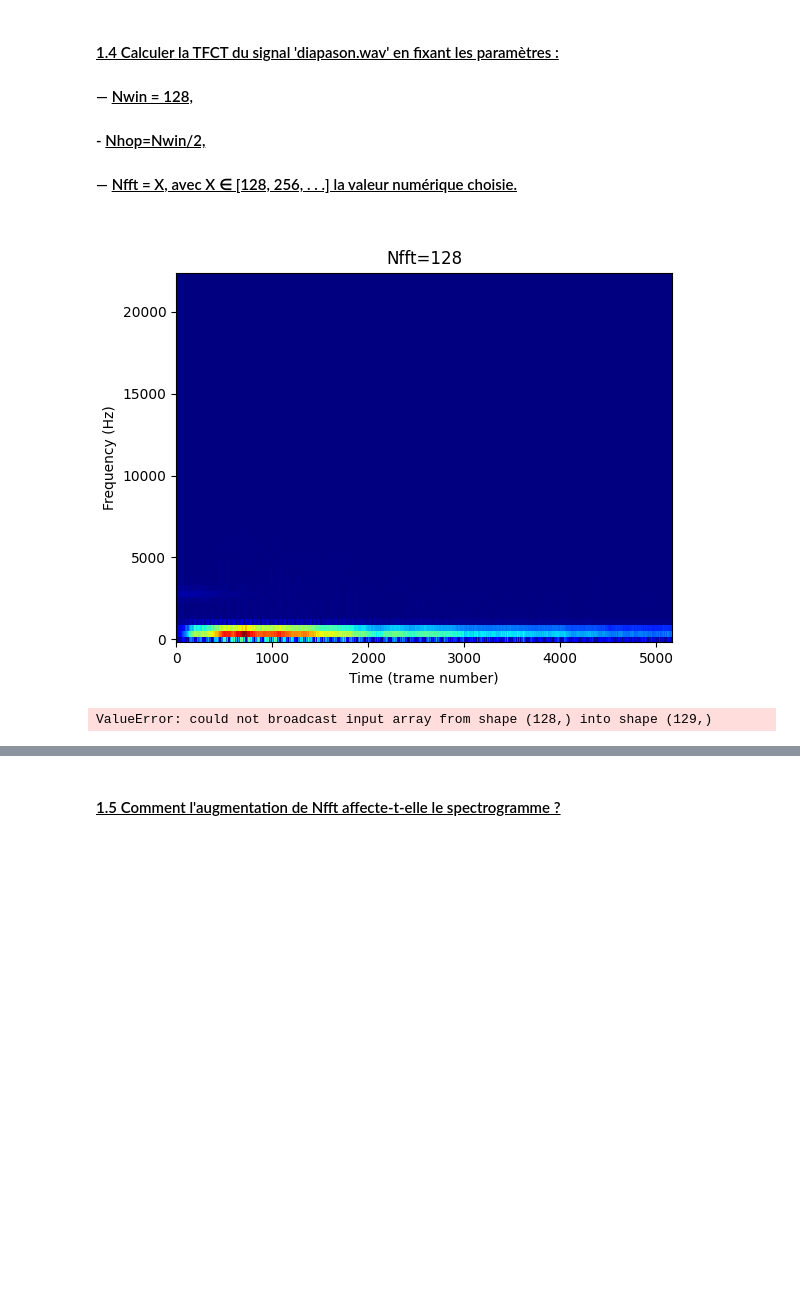
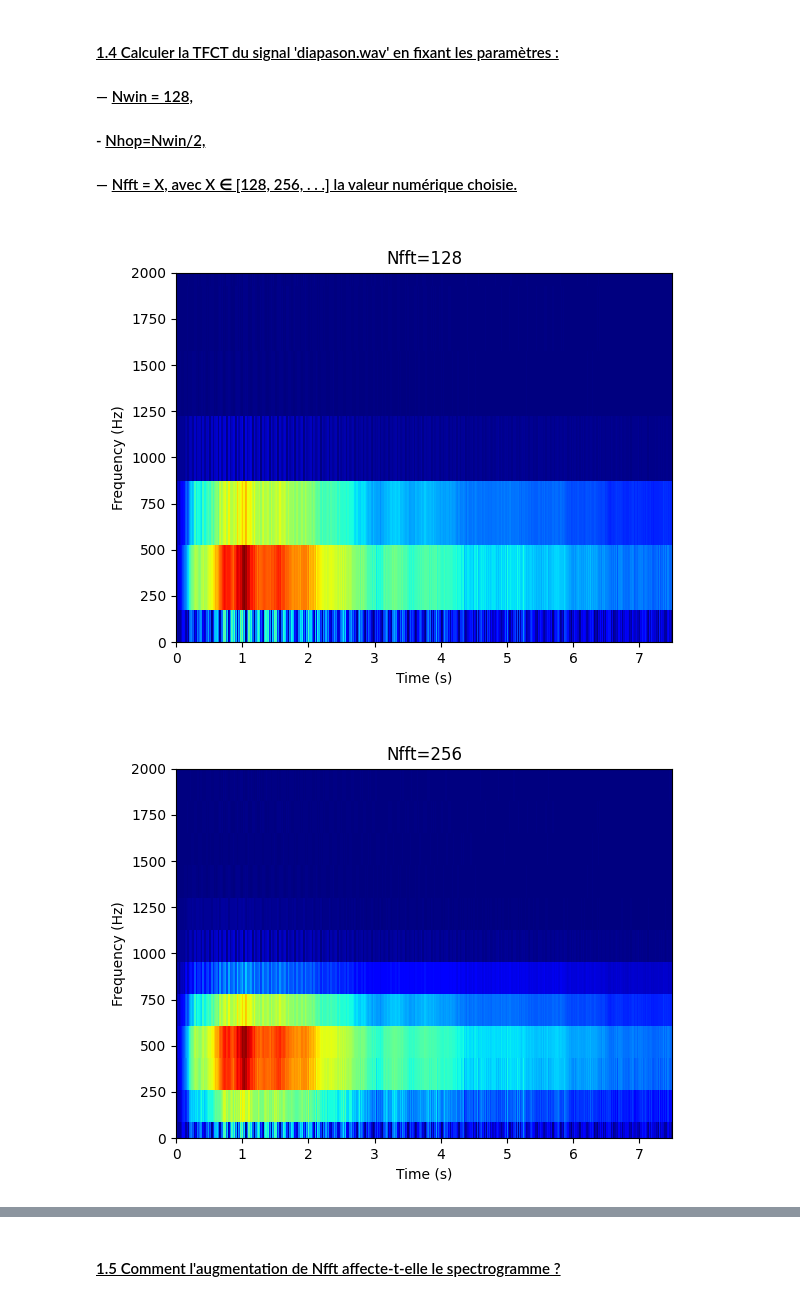
Before and after one commit to SharaineMALARVIJY/S1_Traitement_du_son, a Jupyter notebook: TP2/TP2_Son1.ipynb, the cells around one changed output, grey strips where cells are left out. Saved outputs shown, nothing was run; the diff lists cells and outputs as text; code cells hidden in the pictures; blank space fills up the shorter version.

```diff
--- a/TP2/TP2_Son1.ipynb
+++ b/TP2/TP2_Son1.ipynb
@@ -137,7 +139,7 @@ plt.show()
 #### <u>3.1  Déclarer la matrice xmat de TFCT initialement nulle.
 # %%
 Nhop=Nwin//2
-nl= Nfft//2 + 1  #Nb de lignes de la matrice de TFCT (cf préparation)
+nl= Nfft//2 + Nfft%2  #Nb de lignes de la matrice de TFCT (cf préparation)
 nc= (len(xvect)-Nwin)//Nhop #Nb de colonnes de la matrice de TFCT (cf préparation)
 xmat=np.zeros([nl,nc])
 # %% [markdown]
@@ -167,18 +169,17 @@ plt.show()
 def TFCT(PATH,Nwin,Nhop,Nfft):
     Fs, xvect = wav.read(PATH)
     win=np.hamming(Nwin)
-    nl= Nfft//2 + 1  #Nb de lignes de la matrice de TFCT
+    nl= Nfft//2 + Nfft%2  #Nb de lignes de la matrice de TFCT
     nc= (len(xvect)-Nwin)//Nhop #Nb de colonnes de la matrice de TFCT
     xmat=np.zeros([nl,nc])
 
     for kk in range(0,nc):
         trame = win * xvect[kk*Nhop:(kk*Nhop)+Nwin]
-        trame_fen_fft= np.abs(np.fft.fft(trame))
+        trame_fen_fft= np.abs(np.fft.fft(trame, Nfft))
         xmat[:,kk]= trame_fen_fft[:nl]
 
-    t_tfct_vect = np.arange(nc)
-    f_tfct_vect=np.linspace(0, Fs, Nfft)
-    f_tfct_vect= f_tfct_vect[:nl]
+    t_tfct_vect = np.arange(nc)* Nhop / Fs
+    f_tfct_vect = np.linspace(0, Fs//2, nl)
 
     return t_tfct_vect, f_tfct_vect ,xmat
 # %% [markdown]
@@ -232,18 +242,18 @@ plt.show()
 # %%
 PATH='diapason.wav'
 Nwin= 128
 Nhop= Nwin//2
-kkmax= 2
+kkmax= 3
 for kk in range(kkmax):
     Nfft=128*2**kk
     t_tfct_vect,f_tfct_vect,xmat = TFCT(PATH,Nwin,Nhop,Nfft)
-    # print(t_tfct_vect.size, (f_tfct_vect).size, xmat.shape)
     plt.figure()
     plt.pcolormesh(t_tfct_vect, f_tfct_vect, np.abs(xmat), cmap='jet')
     plt.title(f'Nfft={Nfft}')
-    plt.xlabel('Time (trame number)')
+    plt.xlabel('Time (s)')
     plt.ylabel('Frequency (Hz)')
+    plt.ylim((0, 2000))
     plt.show()
 # %% [output]
-[figure, old version]
+[figure, new version]
-ValueError: could not broadcast input array from shape (128,) into shape (129,)
+[figure, added]
```
Also changed, not shown: parts of 28 cells of this notebook.
